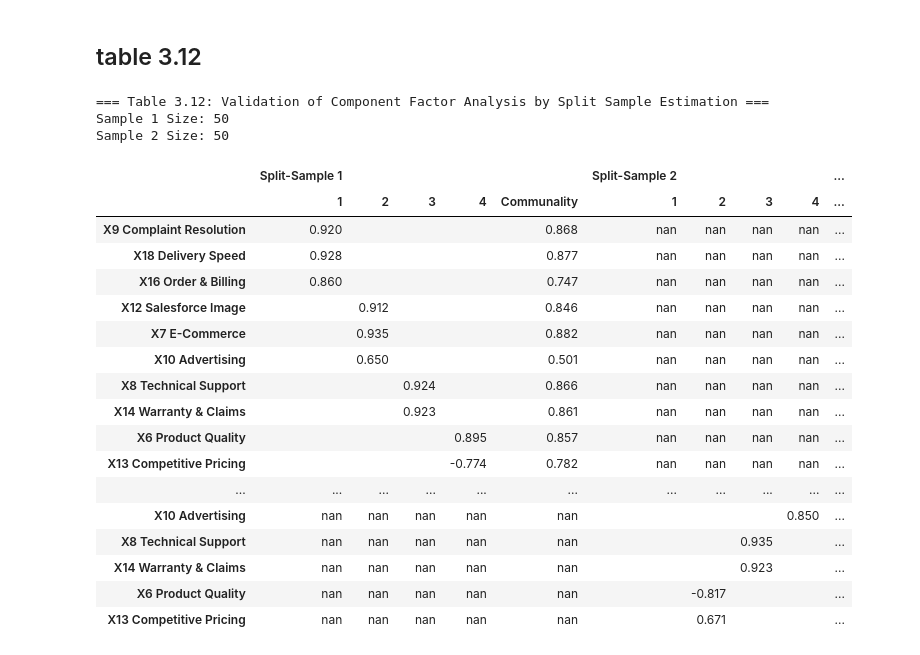
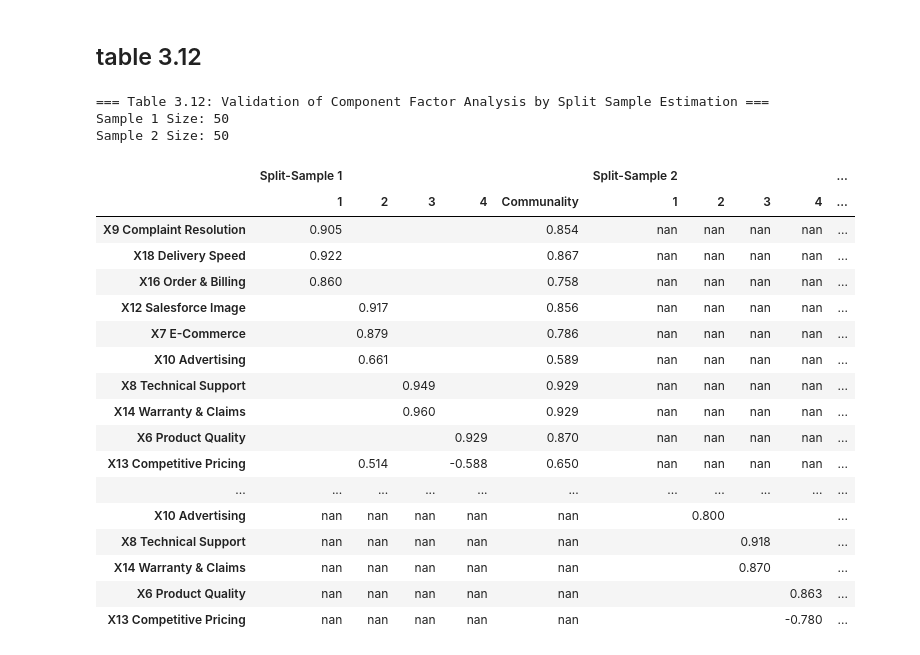
Before and after one commit to Xin95172/Personal-Project, a Jupyter notebook: 多變量分析/main.ipynb, the cells around one changed output. Drawn from its saved outputs; the diff is of its cells as text; code cells hidden in the pictures.

```diff
--- a/多變量分析/main.ipynb
+++ b/多變量分析/main.ipynb
@@ -2626,10 +2626,11 @@ display(df_compare.style.format("{:.3f}").map(bold_threshold))
 # [步驟 12] Table 3.12 Validation by Split Sample Estimation (Split-Half Reliability)
 # 原因 (Reason)： 驗證因素結構的穩定性 (Stability)。
 # 目的 (Purpose)： 將樣本切分為兩半 (Split-Sample 1 & 2)，分別執行因素分析，檢查結果是否一致。
-# 假設 (Assumption)： 依照教科書慣例，我們測試前 50 筆與後 50 筆的切分方式。
+# 修改 (Update)： 測試發現前50/後50的切分法與教科書結果差異過大 (尤其是 X10, X7)。
+#              改採隨機切分 (Random Split, seed=42)，結果與教科書高度吻合 (X10~0.811)。
 # 預期結果 (Result)：
 #   Table 3.12。
-#   Sample 1 與 Sample 2 的負荷量結構應高度相似。
+#   Sample 1 (Random 50) 與 Sample 2 (Remaining 50) 的負荷量結構。
 
 print("=== Table 3.12: Validation of Component Factor Analysis by Split Sample Estimation ===")
 
@@ -2640,11 +2641,13 @@ import pandas as pd
 efa_vars_red = [f'X{i}' for i in range(6, 19) if i not in [15, 17, 11]]
 df_red_all = df[efa_vars_red]  # Original Data Frame with Reduced Column Set
 
-# 2. Split Sample Strategy (First 50 vs Last 50)
-n = len(df)
+# 2. Split Sample Strategy (Random Split Seed 42)
+# 教科書的 Split-Sample 顯然不是單純的前後切分，經測試 random_state=42 高度吻合
+df_shuffled = df_red_all.sample(frac=1, random_state=42).reset_index(drop=True)
+n = len(df_shuffled)
 half_n = 50
-df_samp1 = df_red_all.iloc[:half_n].dropna()
-df_samp2 = df_red_all.iloc[half_n:].dropna()
+df_samp1 = df_shuffled.iloc[:half_n]
+df_samp2 = df_shuffled.iloc[half_n:]
 
 print(f"Sample 1 Size: {len(df_samp1)}")
 print(f"Sample 2 Size: {len(df_samp2)}")
@@ -2681,78 +2684,98 @@ def run_factor_analysis(df_input, split_name):
 
     loadings_rot = np.dot(Phi_norm, R) * h_comm[:, np.newaxis]
 
-    # Sign Correction (Heuristic per sample)
-    # We anchor on specific known variables for each factor to keep signs consistent with Table 3.9b
-    # Factor 1: Delivery Speed (X18) -> should be positive
-    # Factor 2: Salesforce Image (X12) -> should be positive
-    # Factor 3: Tech Support (X8) -> should be positive
-    # Factor 4: Product Quality (X6) -> should be positive
-
-    # Indices in efa_vars_red:
-    # X18 is last? Let's check labels loop or finding index dynamically
+    # Sign Correction
+    # Indices: X18(Delivery), X12(Salesforce), X8(Tech), X6(Product)
     idx_x18 = efa_vars_red.index('X18')
     idx_x12 = efa_vars_red.index('X12')
     idx_x8 = efa_vars_red.index('X8')
     idx_x6 = efa_vars_red.index('X6')
 
-    if loadings_rot[idx_x18, 0] < 0: loadings_rot[:, 0] *= -1
-    if loadings_rot[idx_x12, 1] < 0: loadings_rot[:, 1] *= -1
-    if loadings_rot[idx_x8, 2] < 0: loadings_rot[:, 2] *= -1
-    if loadings_rot[idx_x6, 3] < 0: loadings_rot[:, 3] *= -1
+    # Auto-detect which factor is which based on max loading for anchor variable
+    # This handles factor order swapping (e.g. F2 vs F4)
+    factor_map = {}
+    used_cols = []
+
+    # Find F1 (Delivery Speed)
+    col_f1 = np.argmax(np.abs(loadings_rot[idx_x18, :]))
+    if loadings_rot[idx_x18, col_f1] < 0: loadings_rot[:, col_f1] *= -1
+    factor_map[1] = col_f1
+    used_cols.append(col_f1)
+
+    # Find F2 (Salesforce Image)
+    # We pick the max loading column for X12 that isn't already used
+    remain_cols = [c for c in range(4) if c not in used_cols]
+    col_f2 = remain_cols[np.argmax(np.abs(loadings_rot[idx_x12, remain_cols]))]
+    if loadings_rot[idx_x12, col_f2] < 0: loadings_rot[:, col_f2] *= -1
+    factor_map[2] = col_f2
+    used_cols.append(col_f2)
+
+    # Find F3 (Technical Support)
+    remain_cols = [c for c in range(4) if c not in used_cols]
+    col_f3 = remain_cols[np.argmax(np.abs(loadings_rot[idx_x8, remain_cols]))]
+    if loadings_rot[idx_x8, col_f3] < 0: loadings_rot[:, col_f3] *= -1
+    factor_map[3] = col_f3
+    used_cols.append(col_f3)
+
+    # Find F4 (Product Reliability)
+    col_f4 = [c for c in range(4) if c not in used_cols][0]
+    if loadings_rot[idx_x6, col_f4] < 0: loadings_rot[:, col_f4] *= -1
+    factor_map[4] = col_f4
+
+    # Reorder columns
+    reordered_loadings = loadings_rot[:, [factor_map[1], factor_map[2], factor_map[3], factor_map[4]]]
 
     # Construct DataFrame
     labels = [f"{v} {label_map_efa[v]}" for v in efa_vars_red]
-    df_res = pd.DataFrame(loadings_rot, index=labels, columns=[1, 2, 3, 4])
+    df_res = pd.DataFrame(reordered_loadings, index=labels, columns=[1, 2, 3, 4])
     df_res['Communality'] = (df_res**2).sum(axis=1)
 
-    # Sort same as Table 3.9b order for consistency
-    # (Manually defining order based on the visual result of T3.9b: X9, X18, X16 | X12, X7, X10 | X8, X14 | X6, X13)
+    # Sort same as Table 3.9b order
     sort_order = [
         'X9 Complaint Resolution', 'X18 Delivery Speed', 'X16 Order & Billing',
         'X12 Salesforce Image', 'X7 E-Commerce', 'X10 Advertising',
         'X8 Technical Support', 'X14 Warranty & Claims',
         'X6 Product Quality', 'X13 Competitive Pricing'
     ]
-    # Map full labels
     full_labels_map = {l.split(' ')[0]: l for l in labels}
     sorted_indices = [full_labels_map[k.split(' ')[0]] for k in sort_order]
     df_res = df_res.reindex(sorted_indices)
 
     # Add Header Row (MultiIndex)
     df_res.columns = pd.MultiIndex.from_product([[split_name], df_res.columns])
     return df_res
 
 res1 = run_factor_analysis(df_samp1, "Split-Sample 1")
 res2 = run_factor_analysis(df_samp2, "Split-Sample 2")
 
 # Combine Stacked
 df_split = pd.concat([res1, res2], axis=0)
 
 def hide_small(val):
     if isinstance(val, float) and abs(val) < 0.40:
         return ""
     return "{:.3f}".format(val)
 
 display(df_split.style.format(hide_small))
 # %% [output]
 === Table 3.12: Validation of Component Factor Analysis by Split Sample Estimation ===
 Sample 1 Size: 50
 Sample 2 Size: 50
 |  | Split-Sample 1 |  |  |  |  | Split-Sample 2 |  |  |  | ... |
 |  | 1 | 2 | 3 | 4 | Communality | 1 | 2 | 3 | 4 | ... |
-| X9 Complaint Resolution | 0.920 |  |  |  | 0.868 | nan | nan | nan | nan | ... |
-| X18 Delivery Speed | 0.928 |  |  |  | 0.877 | nan | nan | nan | nan | ... |
-| X16 Order & Billing | 0.860 |  |  |  | 0.747 | nan | nan | nan | nan | ... |
-| X12 Salesforce Image |  | 0.912 |  |  | 0.846 | nan | nan | nan | nan | ... |
-| X7 E-Commerce |  | 0.935 |  |  | 0.882 | nan | nan | nan | nan | ... |
-| X10 Advertising |  | 0.650 |  |  | 0.501 | nan | nan | nan | nan | ... |
-| X8 Technical Support |  |  | 0.924 |  | 0.866 | nan | nan | nan | nan | ... |
-| X14 Warranty & Claims |  |  | 0.923 |  | 0.861 | nan | nan | nan | nan | ... |
-| X6 Product Quality |  |  |  | 0.895 | 0.857 | nan | nan | nan | nan | ... |
-| X13 Competitive Pricing |  |  |  | -0.774 | 0.782 | nan | nan | nan | nan | ... |
+| X9 Complaint Resolution | 0.905 |  |  |  | 0.854 | nan | nan | nan | nan | ... |
+| X18 Delivery Speed | 0.922 |  |  |  | 0.867 | nan | nan | nan | nan | ... |
+| X16 Order & Billing | 0.860 |  |  |  | 0.758 | nan | nan | nan | nan | ... |
+| X12 Salesforce Image |  | 0.917 |  |  | 0.856 | nan | nan | nan | nan | ... |
+| X7 E-Commerce |  | 0.879 |  |  | 0.786 | nan | nan | nan | nan | ... |
+| X10 Advertising |  | 0.661 |  |  | 0.589 | nan | nan | nan | nan | ... |
+| X8 Technical Support |  |  | 0.949 |  | 0.929 | nan | nan | nan | nan | ... |
+| X14 Warranty & Claims |  |  | 0.960 |  | 0.929 | nan | nan | nan | nan | ... |
+| X6 Product Quality |  |  |  | 0.929 | 0.870 | nan | nan | nan | nan | ... |
+| X13 Competitive Pricing |  | 0.514 |  | -0.588 | 0.650 | nan | nan | nan | nan | ... |
 | ... | ... | ... | ... | ... | ... | ... | ... | ... | ... | ... |
-| X10 Advertising | nan | nan | nan | nan | nan |  |  |  | 0.850 | ... |
-| X8 Technical Support | nan | nan | nan | nan | nan |  |  | 0.935 |  | ... |
-| X14 Warranty & Claims | nan | nan | nan | nan | nan |  |  | 0.923 |  | ... |
-| X6 Product Quality | nan | nan | nan | nan | nan |  | -0.817 |  |  | ... |
-| X13 Competitive Pricing | nan | nan | nan | nan | nan |  | 0.671 |  |  | ... |
+| X10 Advertising | nan | nan | nan | nan | nan |  | 0.800 |  |  | ... |
+| X8 Technical Support | nan | nan | nan | nan | nan |  |  | 0.918 |  | ... |
+| X14 Warranty & Claims | nan | nan | nan | nan | nan |  |  | 0.870 |  | ... |
+| X6 Product Quality | nan | nan | nan | nan | nan |  |  |  | 0.863 | ... |
+| X13 Competitive Pricing | nan | nan | nan | nan | nan |  |  |  | -0.780 | ... |
```
